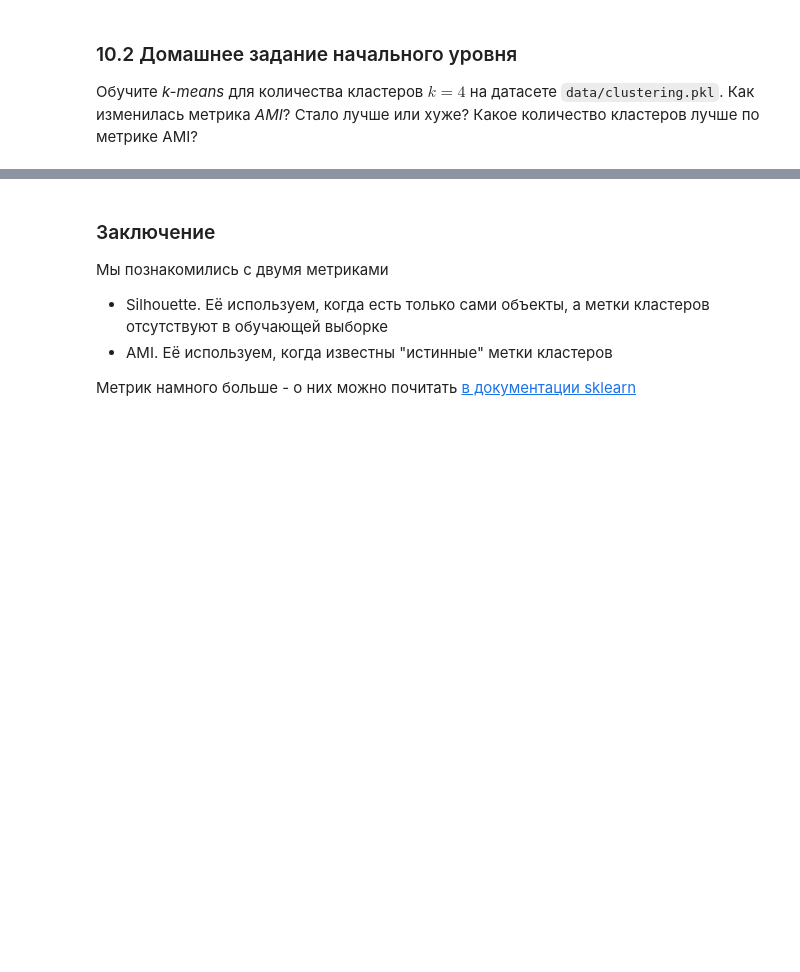
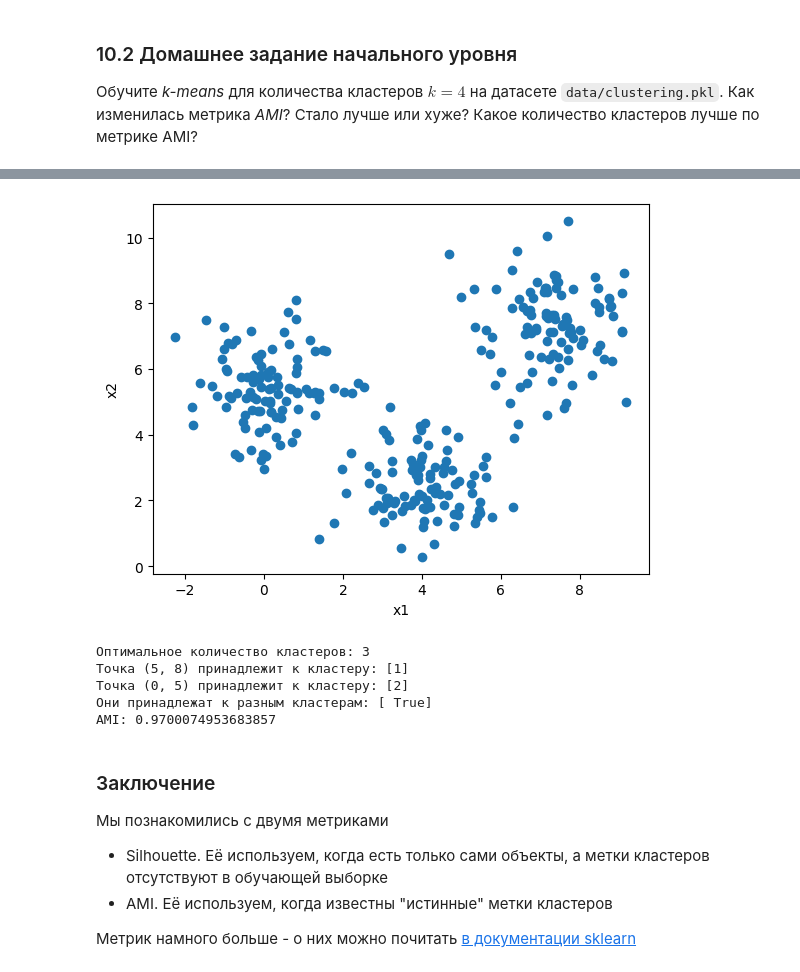
Before and after one commit to Andre-1970/Machine_learning_classical_algorithms_Sem4, a Jupyter notebook: 7_Homework_8_10.ipynb, the cells around one changed output, grey strips where cells are left out. Saved outputs shown, nothing was run; the diff lists cells and outputs as text; code cells hidden in the pictures; blank space fills up the shorter version.

```diff
--- a/7_Homework_8_10.ipynb
+++ b/7_Homework_8_10.ipynb
@@ -17,0 +72,11 @@
+# %%
+with warnings.catch_warnings():
+    warnings.simplefilter("ignore")
+    for k in range(2, 11):
+        kmeans = KMeans(n_clusters=k, random_state=42).fit(X)
+        y_pred = kmeans.labels_
+        ami = adjusted_mutual_info_score(y_true, y_pred)
+        print(f'k={k}, AMI={ami:.3f}')
+
+# Из полученных результатов видно, что максимальное значение метрики AMI достигается при k=3.
+# Следовательно, при таком количестве кластеров мы получаем наиболее оптимальное разделение данных на группы.
@@ -34,3 +107,65 @@
+# %%
+# Загрузка данных
+data = []
+labels = []
+
+with open('data/clustering_hw.csv', 'r') as csvfile:
+    csvreader = csv.reader(csvfile, delimiter=',')
+    next(csvreader)  # Пропускаем заголовок столбца
+    for row in csvreader:
+        data.append([float(row[0]), float(row[1])])
+        labels.append(int(row[2]))
+
+data = np.array(data)
+labels = np.array(labels)
+
+# Визуализация данных
+plt.scatter(data[:, 0], data[:, 1])
+plt.xlabel('x1')
+plt.ylabel('x2')
+plt.show()
+
+# Вычисление оптимального количества кластеров k
+k_values = range(2, 10)
+silhouette_scores = []
+
+with warnings.catch_warnings():
+    warnings.simplefilter("ignore", FutureWarning)
+    for k in k_values:
+        kmeans = KMeans(n_clusters=k, n_init=10)
+        kmeans.fit(data)
+        silhouette_scores.append(silhouette_score(data, kmeans.labels_))
+
+optimal_k = k_values[np.argmax(silhouette_scores)]
+print("Оптимальное количество кластеров:", optimal_k)
+
+# Обучение k-means с количеством кластеров k
+with warnings.catch_warnings():
+    warnings.simplefilter("ignore", FutureWarning)
+    kmeans = KMeans(n_clusters=optimal_k, n_init=10)
+    kmeans.fit(data)
+
+# К какому кластеру принадлежат точки (5, 8) и (0, 5)?
+point1 = np.array([5, 8]).reshape(1, -1)
+point2 = np.array([0, 5]).reshape(1, -1)
+
+cluster1 = kmeans.predict(point1)
+cluster2 = kmeans.predict(point2)
+
+print("Точка (5, 8) принадлежит к кластеру:", cluster1)
+print("Точка (0, 5) принадлежит к кластеру:", cluster2)
+print("Они принадлежат к разным кластерам:", cluster1 != cluster2)
+
+# Качество кластеризации по AMI
+AMI = adjusted_mutual_info_score(labels, kmeans.labels_)
+print("AMI:", AMI)
+# %% [output]
+[figure, added]
+Оптимальное количество кластеров: 3
+Точка (5, 8) принадлежит к кластеру: [1]
+Точка (0, 5) принадлежит к кластеру: [2]
+Они принадлежат к разным кластерам: [ True]
+AMI: 0.9700074953683857
 # %% [markdown]
 ### Заключение
 
```
Also changed, not shown: parts of 8 cells of this notebook, 6 other files.
